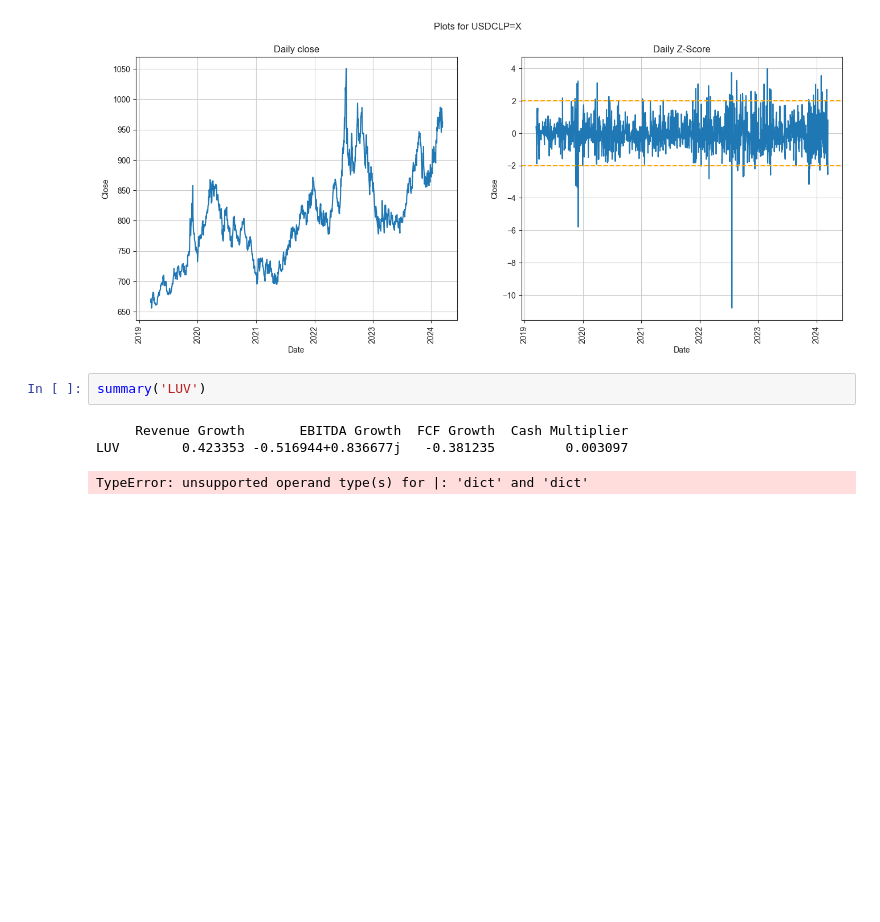
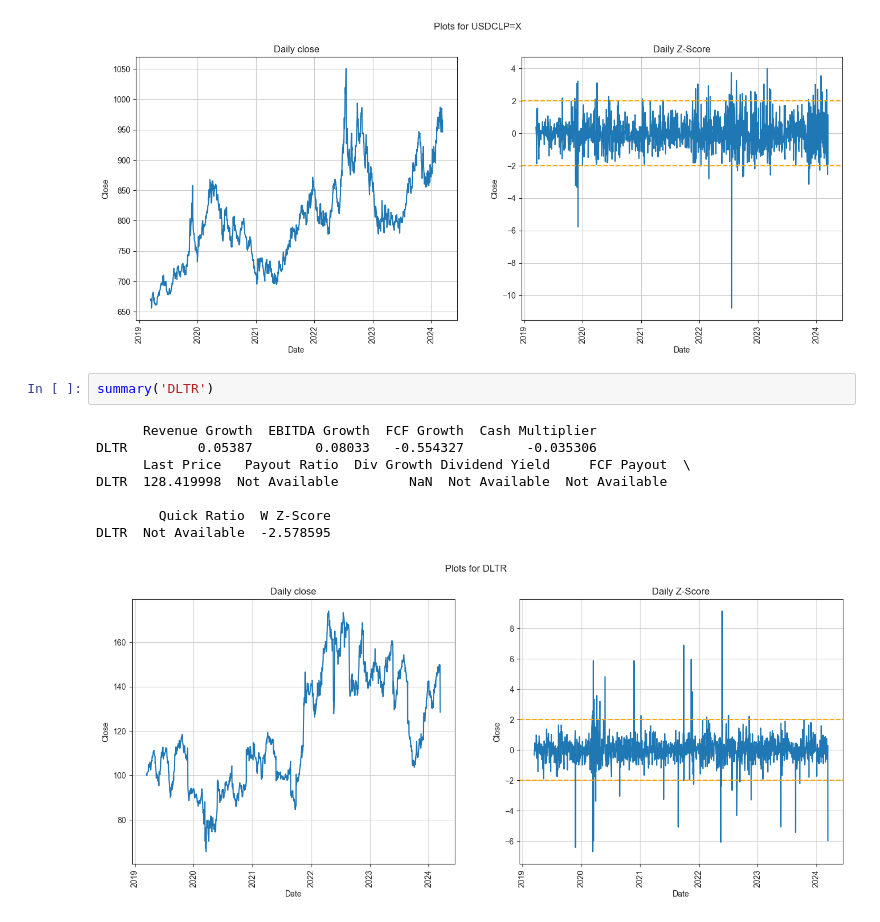
Before and after one commit to ggoni/dividend-stock-picker, a Jupyter notebook: explore.ipynb, the cells around one changed output. Cells and saved outputs as stored; diff of their text form; blank space fills up the shorter version.

Commit message:
Add DLTR

```diff
--- a/explore.ipynb
+++ b/explore.ipynb
@@ -237,8 +237,13 @@ mono('USDCLP=X')
 # %% [output]
 [figure]
 # %%
-summary('LUV')
+summary('DLTR')
 # %% [output]
-     Revenue Growth       EBITDA Growth  FCF Growth  Cash Multiplier
-LUV        0.423353 -0.516944+0.836677j   -0.381235         0.003097
+      Revenue Growth  EBITDA Growth  FCF Growth  Cash Multiplier
+DLTR         0.05387        0.08033   -0.554327        -0.035306
+      Last Price   Payout Ratio  Div Growth Dividend Yield     FCF Payout  \
+DLTR  128.419998  Not Available         NaN  Not Available  Not Available
+
+        Quick Ratio  W Z-Score
+DLTR  Not Available  -2.578595
-TypeError: unsupported operand type(s) for |: 'dict' and 'dict'
+[figure, added]
```
Also changed, not shown: parts of 1 cell of this notebook.
